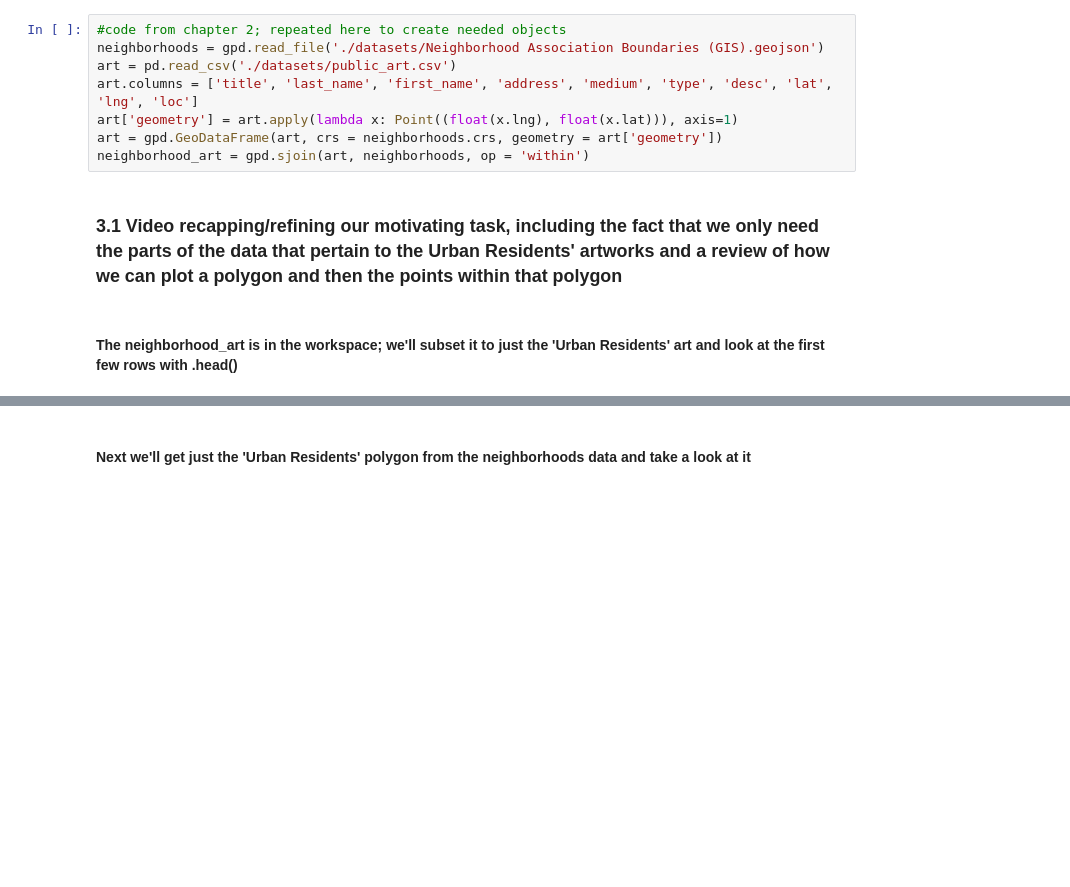
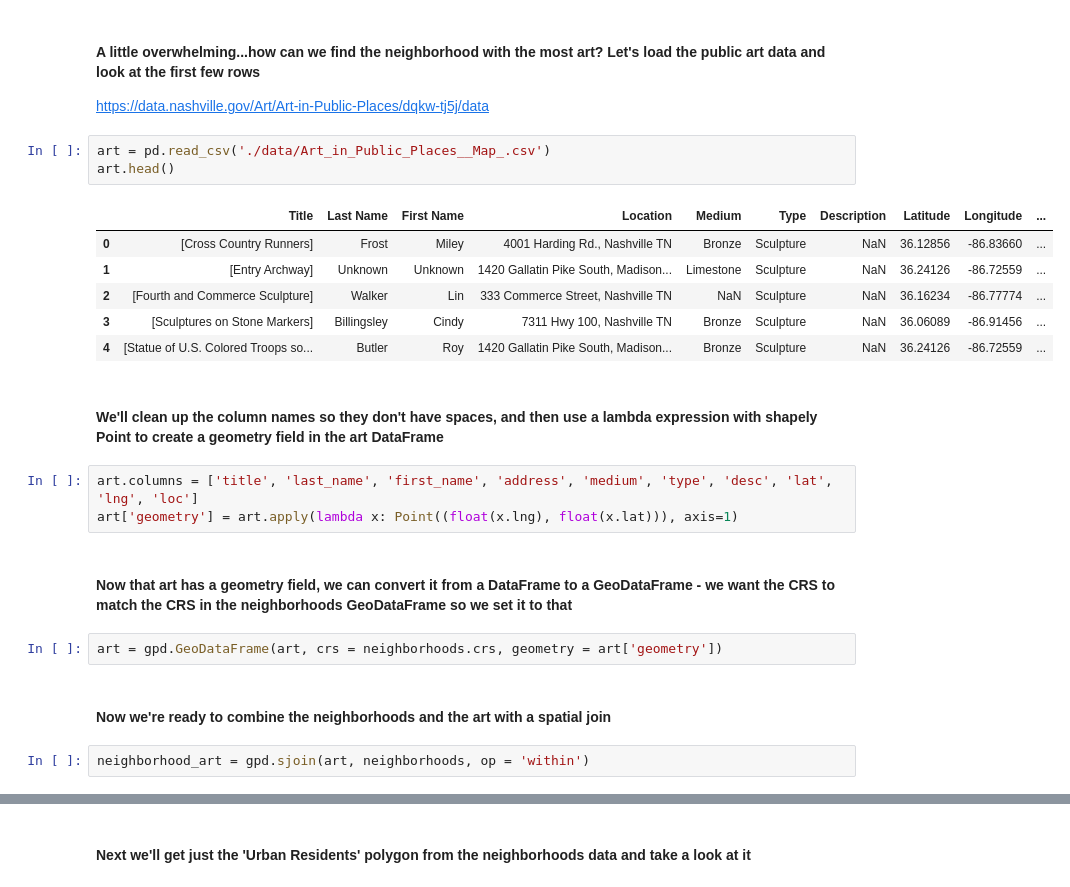
Before and after one commit to MaryLvV/Nashville-Public-Art, a Jupyter notebook: Nashville_public_art.ipynb, the cells around one changed output, grey strips where cells are left out. Drawn from its saved outputs; the diff is of its cells as text; blank space fills up the shorter version.

```diff
--- a/Nashville_public_art.ipynb
+++ b/Nashville_public_art.ipynb
@@ -7,12 +40,26 @@ import folium
+# %% [markdown]
+#### A little overwhelming...how can we find the neighborhood with the most art? Let's load the public art data and look at the first few rows
+https://data.nashville.gov/Art/Art-in-Public-Places/dqkw-tj5j/data
+# %%
+art = pd.read_csv('./data/Art_in_Public_Places__Map_.csv')
+art.head()
+# %% [output]
+|  | Title | Last Name | First Name | Location | Medium | Type | Description | Latitude | Longitude | ... |
+| 0 | [Cross Country Runners] | Frost | Miley | 4001 Harding Rd., Nashville TN | Bronze | Sculpture | NaN | 36.12856 | -86.83660 | ... |
+| 1 | [Entry Archway] | Unknown | Unknown | 1420 Gallatin Pike South, Madison... | Limestone | Sculpture | NaN | 36.24126 | -86.72559 | ... |
+| 2 | [Fourth and Commerce Sculpture] | Walker | Lin | 333 Commerce Street, Nashville TN | NaN | Sculpture | NaN | 36.16234 | -86.77774 | ... |
+| 3 | [Sculptures on Stone Markers] | Billingsley | Cindy | 7311 Hwy 100, Nashville TN | Bronze | Sculpture | NaN | 36.06089 | -86.91456 | ... |
+| 4 | [Statue of U.S. Colored Troops so... | Butler | Roy | 1420 Gallatin Pike South, Madison... | Bronze | Sculpture | NaN | 36.24126 | -86.72559 | ... |
+# %% [markdown]
+#### We'll clean up the column names so they don't have spaces, and then use a lambda expression with shapely Point to create a geometry field in the art DataFrame
 # %%
-#code from chapter 2; repeated here to create needed objects
-neighborhoods = gpd.read_file('./datasets/Neighborhood Association Boundaries (GIS).geojson')
-art = pd.read_csv('./datasets/public_art.csv')
 art.columns = ['title', 'last_name', 'first_name', 'address', 'medium', 'type', 'desc', 'lat', 'lng', 'loc']
 art['geometry'] = art.apply(lambda x: Point((float(x.lng), float(x.lat))), axis=1)
-art = gpd.GeoDataFrame(art, crs = neighborhoods.crs, geometry = art['geometry'])
-neighborhood_art = gpd.sjoin(art, neighborhoods, op = 'within')
-# %% [markdown]
-### 3.1 Video recapping/refining our motivating task, including the fact that we only need the parts of the data that pertain to the Urban Residents' artworks and a review of how we can plot a polygon and then the points within that polygon
-# %% [markdown]
-#### The neighborhood_art is in the workspace; we'll subset it to just the 'Urban Residents' art and look at the first few rows with .head()
+# %% [markdown]
+#### Now that art has a geometry field, we can convert it from a DataFrame to a GeoDataFrame - we want the CRS to match the CRS in the neighborhoods GeoDataFrame so we set it to that
+# %%
+art = gpd.GeoDataFrame(art, crs = neighborhoods.crs, geometry = art['geometry'])
+# %% [markdown]
+#### Now we're ready to combine the neighborhoods and the art with a spatial join
+# %%
+neighborhood_art = gpd.sjoin(art, neighborhoods, op = 'within')
```
Also changed, not shown: parts of 24 cells of this notebook.
